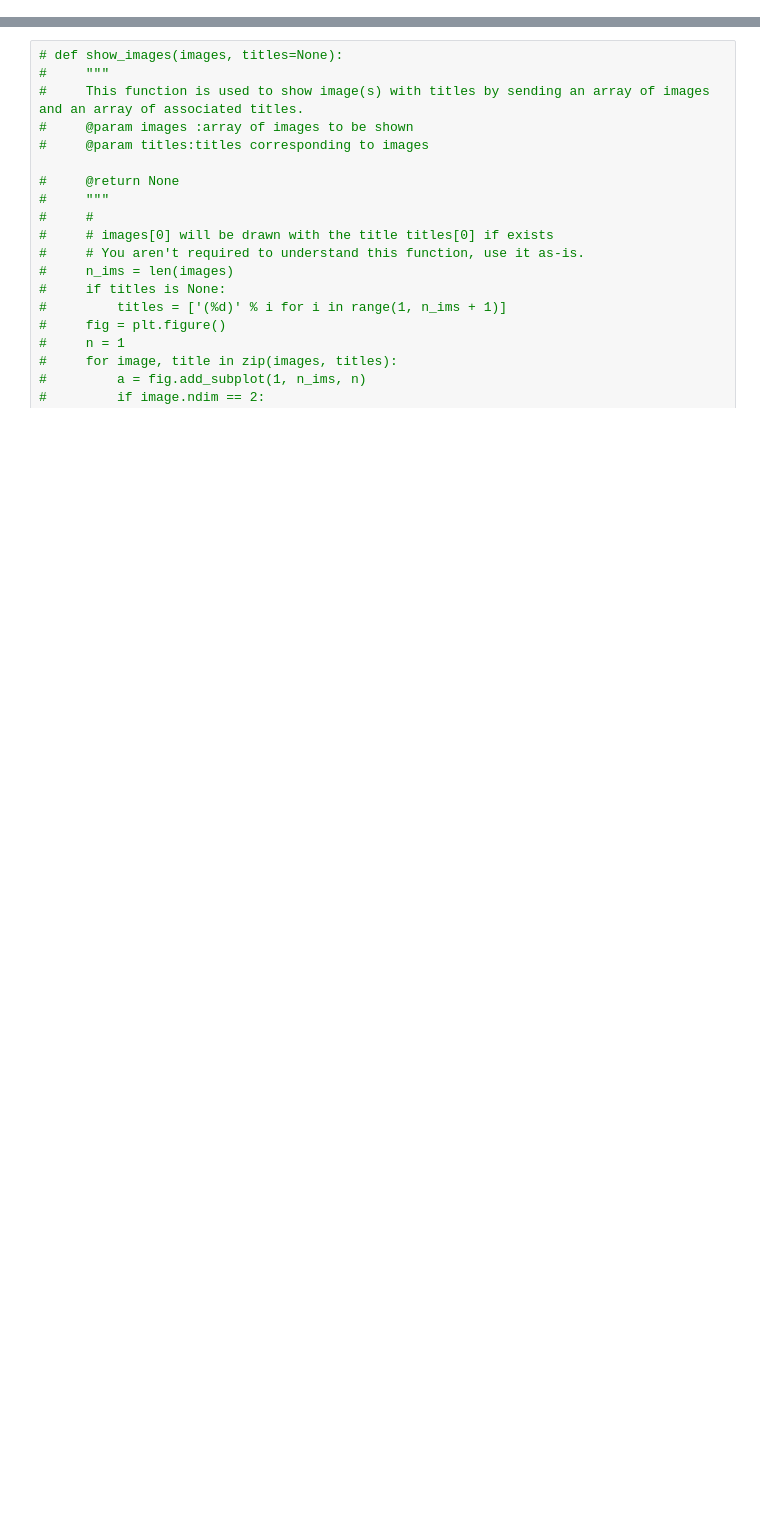
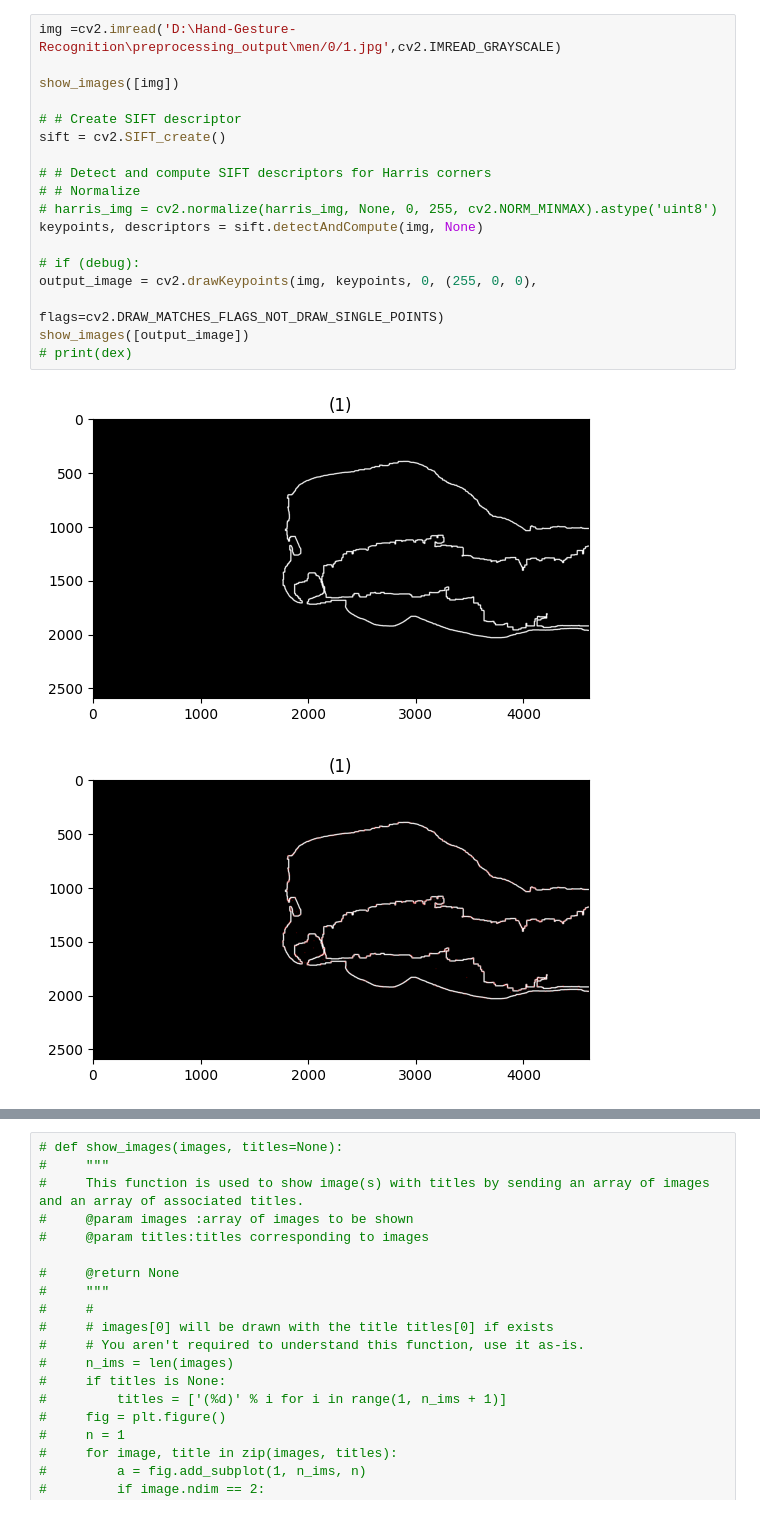
Before and after one commit to BasmaElhoseny01/Hand-Gesture-Recognition, a Jupyter notebook: src/feature_extraction.ipynb, the cells around one changed output, grey strips where cells are left out. Saved outputs shown, nothing was run; the diff lists cells and outputs as text; blank space fills up the shorter version.

```diff
--- a/src/feature_extraction.ipynb
+++ b/src/feature_extraction.ipynb
@@ -13,0 +35,21 @@ error: OpenCV(4.7.0) D:\a\opencv-python\opencv-python\opencv\modules\features2d\
+# %%
+img =cv2.imread('D:\Hand-Gesture-Recognition\preprocessing_output\men/0/1.jpg',cv2.IMREAD_GRAYSCALE)
+
+show_images([img])
+
+# # Create SIFT descriptor
+sift = cv2.SIFT_create()
+
+# # Detect and compute SIFT descriptors for Harris corners
+# # Normalize
+# harris_img = cv2.normalize(harris_img, None, 0, 255, cv2.NORM_MINMAX).astype('uint8')
+keypoints, descriptors = sift.detectAndCompute(img, None)
+
+# if (debug):
+output_image = cv2.drawKeypoints(img, keypoints, 0, (255, 0, 0),
+                                        flags=cv2.DRAW_MATCHES_FLAGS_NOT_DRAW_SINGLE_POINTS)
+show_images([output_image])
+# print(dex)
+# %% [output]
+[figure, added]
+[figure, added]
```
Also changed, not shown: parts of 3 cells of this notebook, 2 other files.
